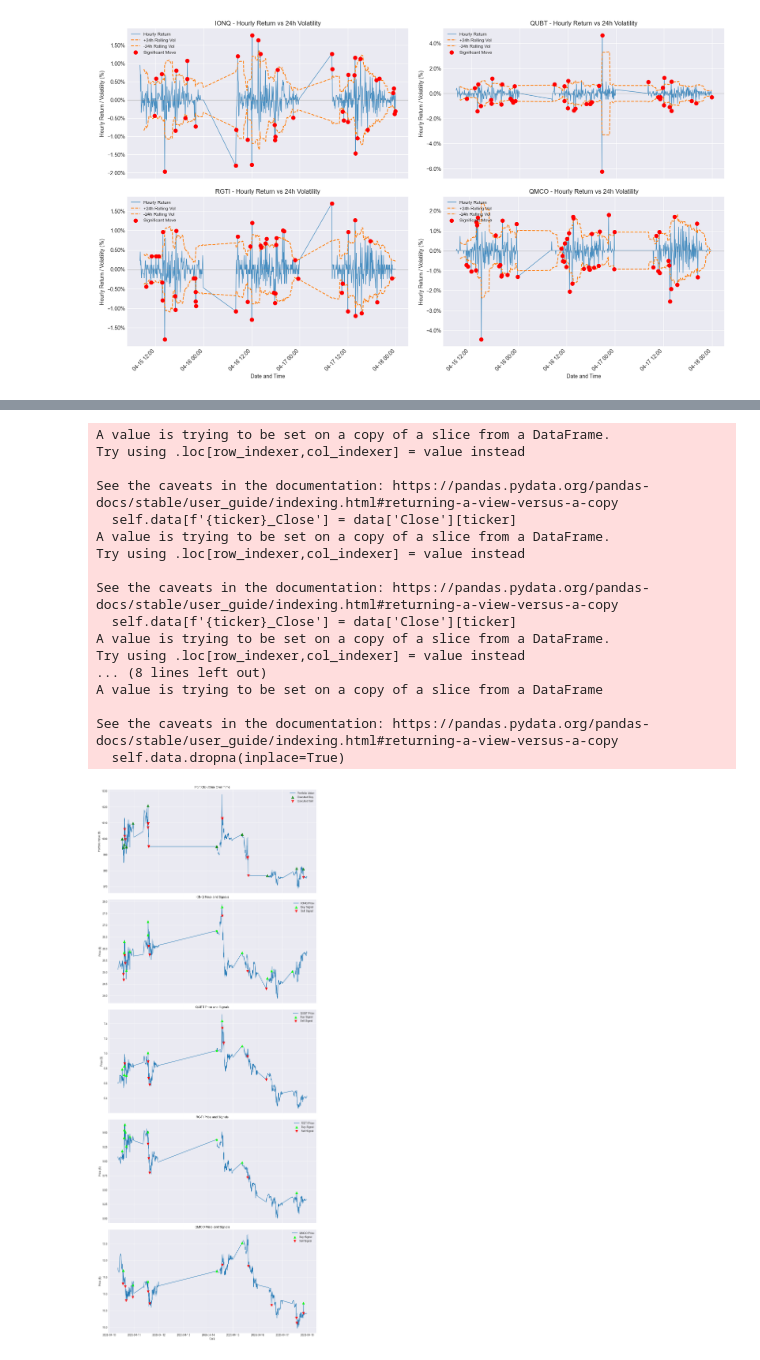
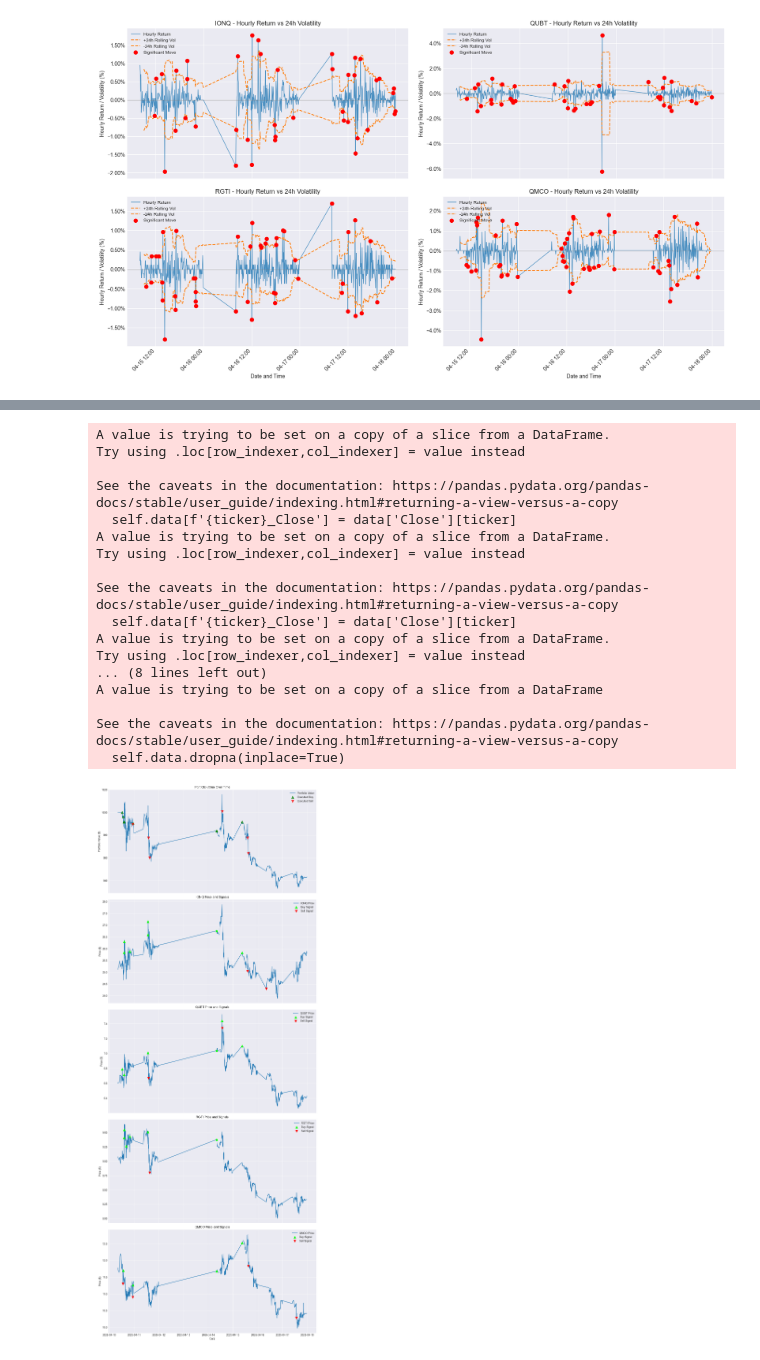
Before and after one commit to andrewBatutin/ib-ai-bot, a Jupyter notebook: notebooks/q_stock_sigma.ipynb, the cells around one changed output, grey strips where cells are left out. Drawn from its saved outputs; the diff is of its cells as text; code cells hidden in the pictures.

```diff
--- a/notebooks/q_stock_sigma.ipynb
+++ b/notebooks/q_stock_sigma.ipynb
@@ -211,8 +211,8 @@ backtester = SimpleBacktester(
     start_date=start,
     end_date=end,
     initial_capital=1000.0,
-    volatility_window=10, # ~1 month
-    sigma_threshold=3, # Trade if return > 1.5 * sigma
+    volatility_window=30, # ~1 month
+    sigma_threshold=4, # Trade if return > 1.5 * sigma
     trade_size_fraction=0.2,
     interval="5m",
 )
@@ -239,19 +239,19 @@ Performance Metrics:
 - Win Rate (%): 100.00
 A value is trying to be set on a copy of a slice from a DataFrame.
 Try using .loc[row_indexer,col_indexer] = value instead
 
 See the caveats in the documentation: https://pandas.pydata.org/pandas-docs/stable/user_guide/indexing.html#returning-a-view-versus-a-copy
   self.data[f'{ticker}_Close'] = data['Close'][ticker]
 A value is trying to be set on a copy of a slice from a DataFrame.
 Try using .loc[row_indexer,col_indexer] = value instead
 
 See the caveats in the documentation: https://pandas.pydata.org/pandas-docs/stable/user_guide/indexing.html#returning-a-view-versus-a-copy
   self.data[f'{ticker}_Close'] = data['Close'][ticker]
 A value is trying to be set on a copy of a slice from a DataFrame.
 Try using .loc[row_indexer,col_indexer] = value instead
 ... (8 lines left out)
 A value is trying to be set on a copy of a slice from a DataFrame
 
 See the caveats in the documentation: https://pandas.pydata.org/pandas-docs/stable/user_guide/indexing.html#returning-a-view-versus-a-copy
   self.data.dropna(inplace=True)
-[figure, old version]
+[figure, new version]
```
Also changed, not shown: parts of 1 cell of this notebook, 2 other files.
